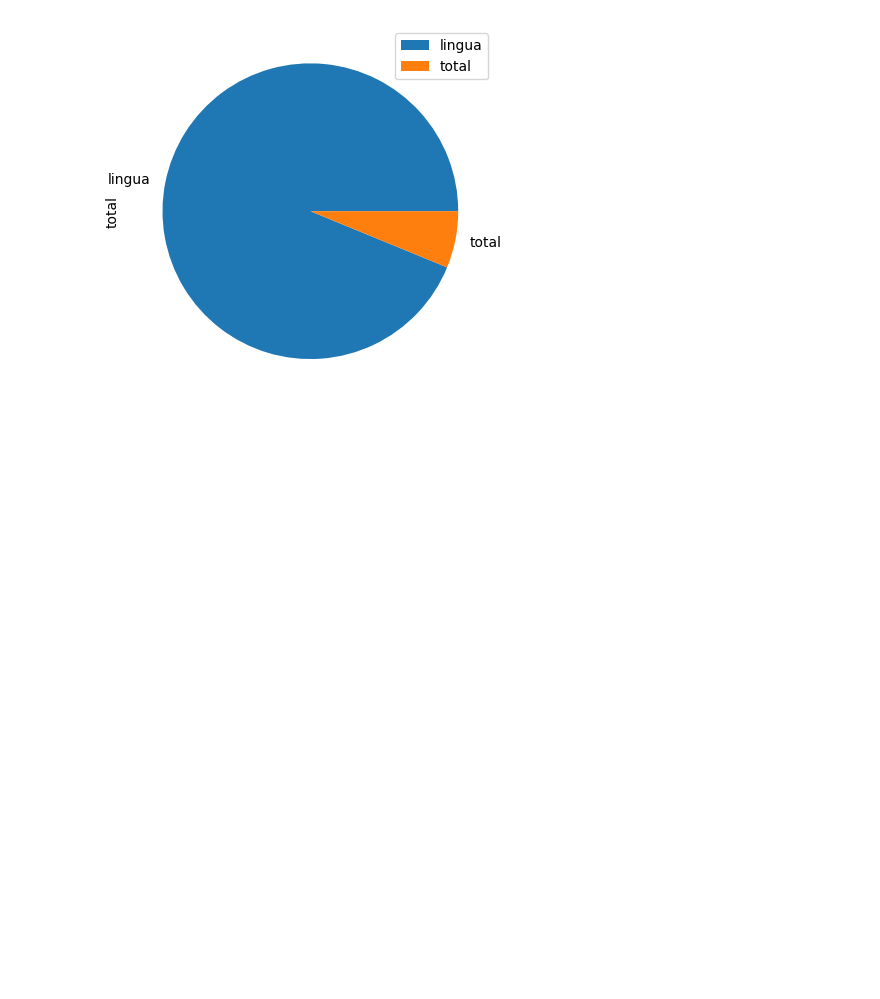
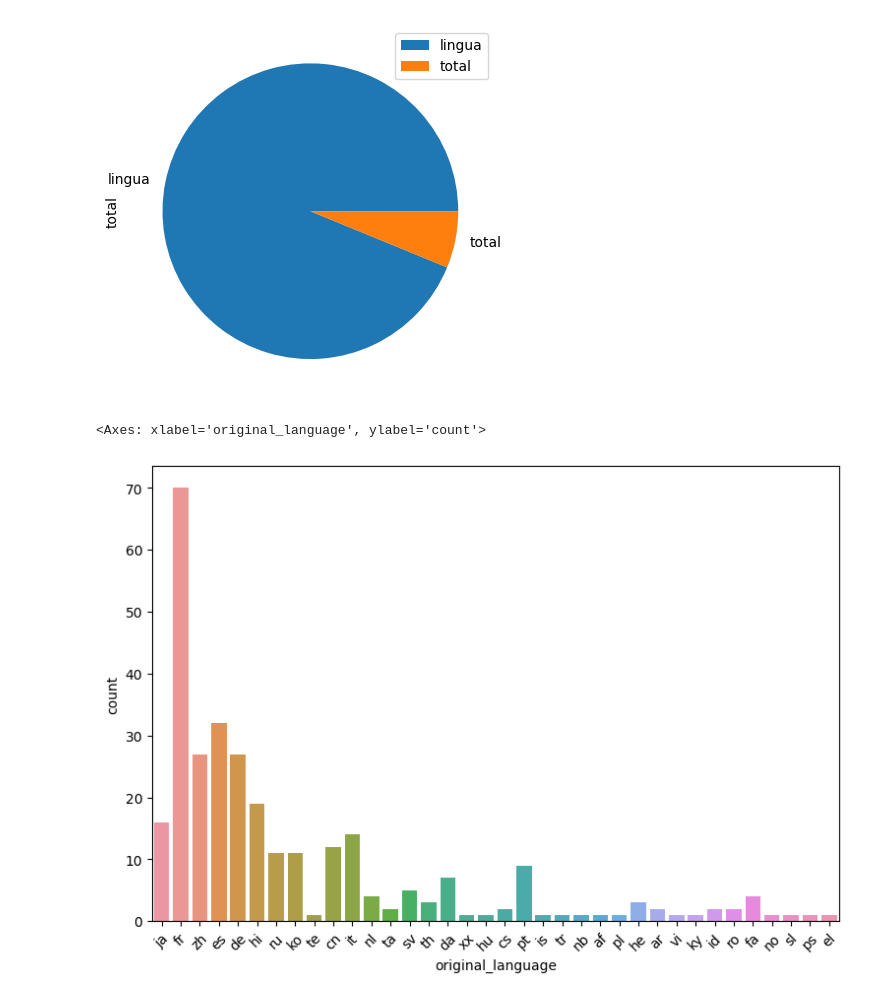
Before and after one commit to JpLimags/alura_course, a Jupyter notebook: visualizando_gráficos_por categorias.ipynb, the cells around one changed output. Drawn from its saved outputs; the diff is of its cells as text; code cells hidden in the pictures; blank space fills up the shorter version.

```diff
--- a/visualizando_gráficos_por categorias.ipynb
+++ b/visualizando_gráficos_por categorias.ipynb
@@ -64,3 +64,10 @@ dados.plot(kind="pie", x="lingua", y="total", labels = dados)
 # %% [output]
 <Axes: ylabel='total'>
 [figure]
+# %%
+plt.figure(figsize=(9,6))
+plt.xticks(rotation=45)
+sns.countplot(df_tmdb.query("original_language != 'en'"), x="original_language")
+# %% [output]
+<Axes: xlabel='original_language', ylabel='count'>
+[figure, added]
```
Also changed, not shown: 1 other file.
